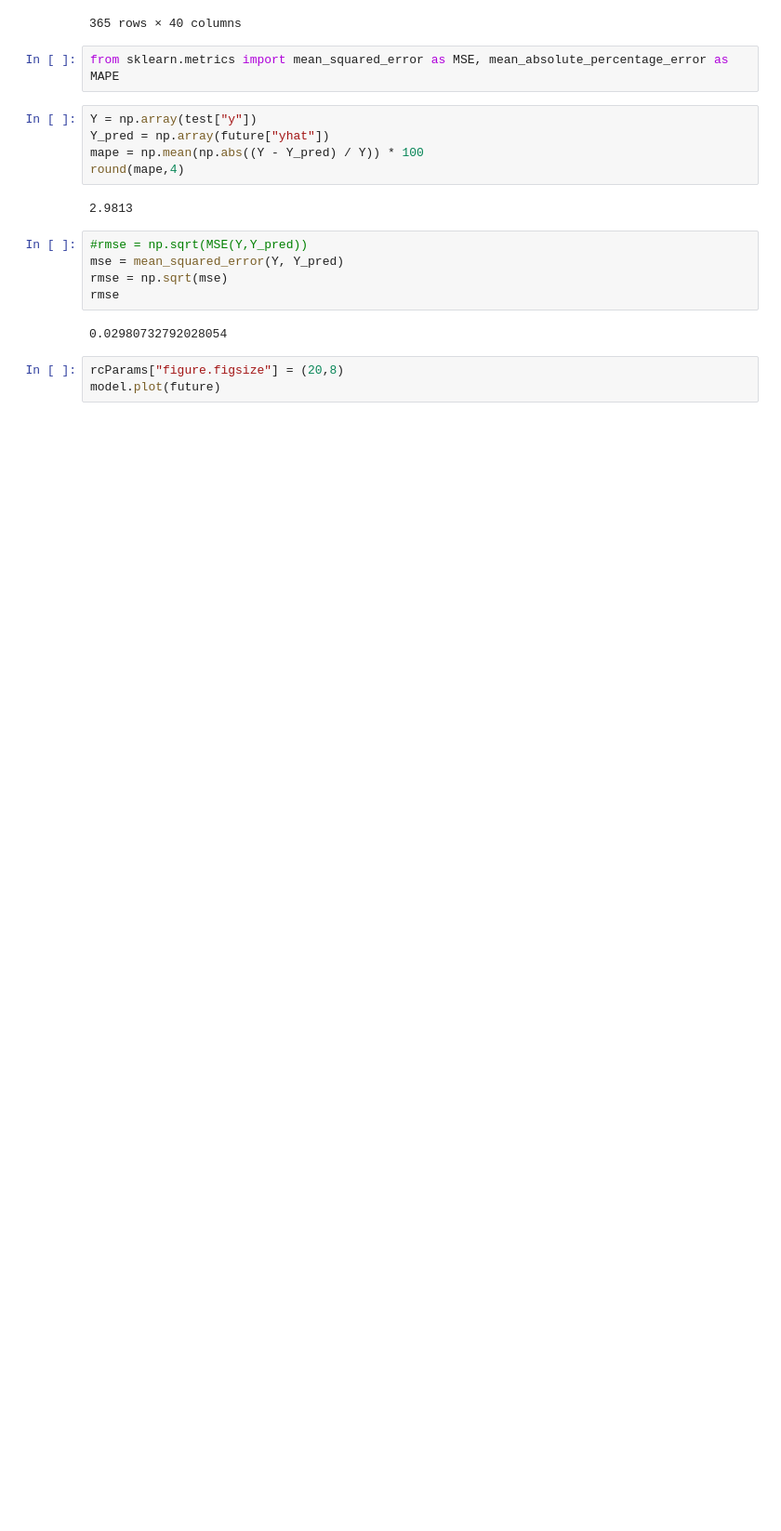
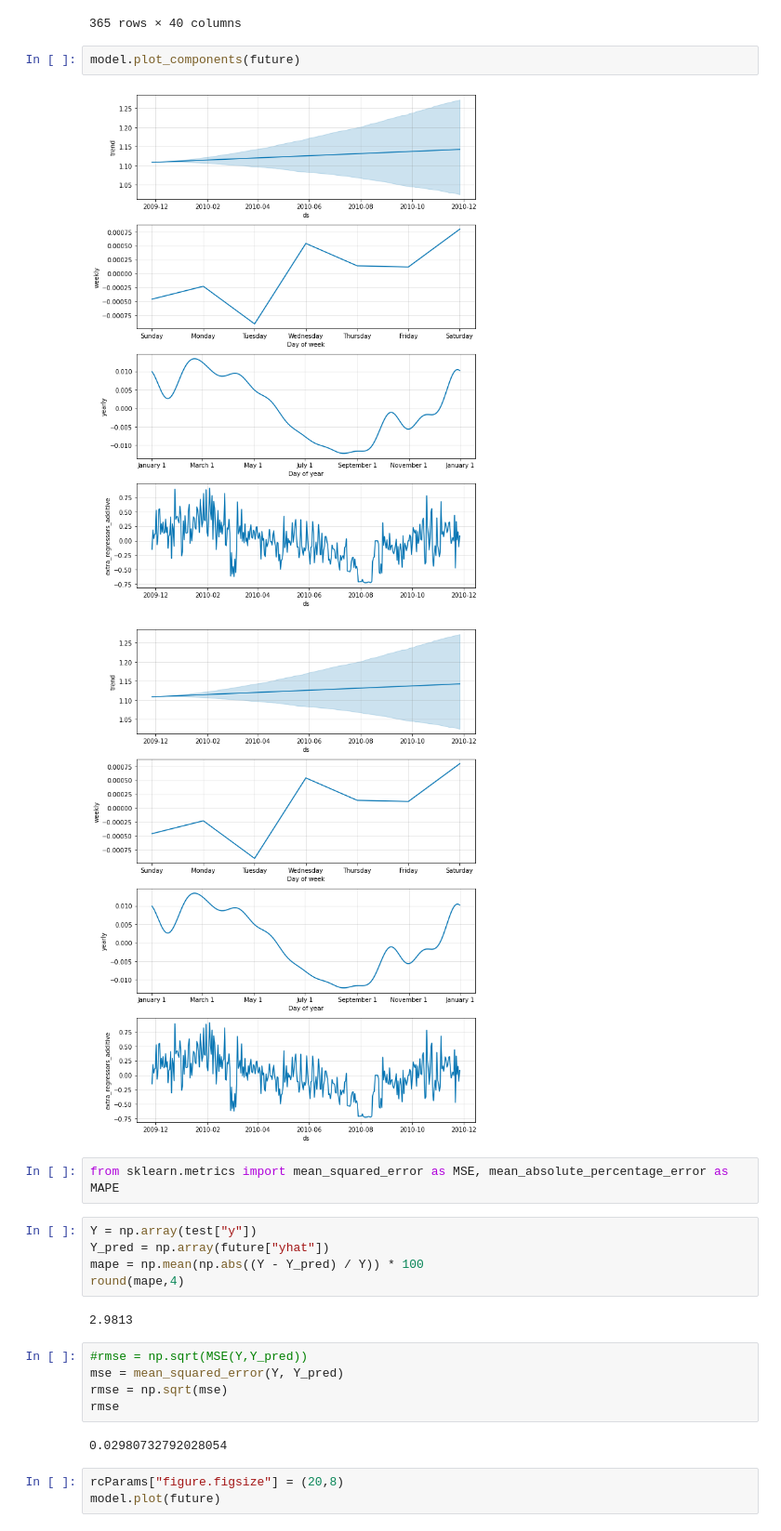
Before and after one commit to yuenfu001/timeSeriesQuiz, a Jupyter notebook: quiz.ipynb, the cells around one changed output. Shown at 93% size. Saved outputs shown, nothing was run; the diff lists cells and outputs as text; blank space fills up the shorter version.

```diff
--- a/quiz.ipynb
+++ b/quiz.ipynb
@@ -243,6 +243,11 @@ future
 | 363 | 2010-11-25 | 1.142661 | 0.918200 | 1.166506 | 1.025708 | 1.272136 | 0.007925 | 0.007925 | 0.007925 | ... |
 | 364 | 2010-11-26 | 1.142754 | 1.104872 | 1.353465 | 1.025153 | 1.272655 | 0.005035 | 0.005035 | 0.005035 | ... |
 365 rows × 40 columns
+# %%
+model.plot_components(future)
+# %% [output]
+[figure, added]
+[figure, added]
 # %%
 from sklearn.metrics import mean_squared_error as MSE, mean_absolute_percentage_error as MAPE
 # %%
```
Also changed, not shown: parts of 1 cell of this notebook.
